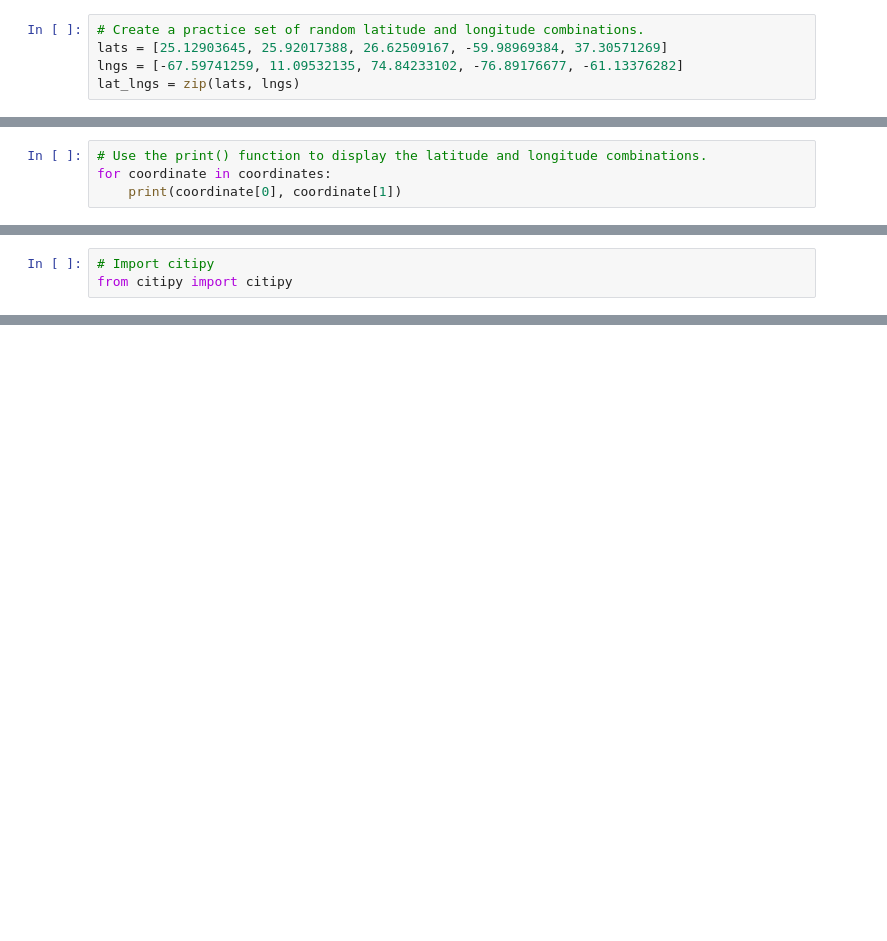
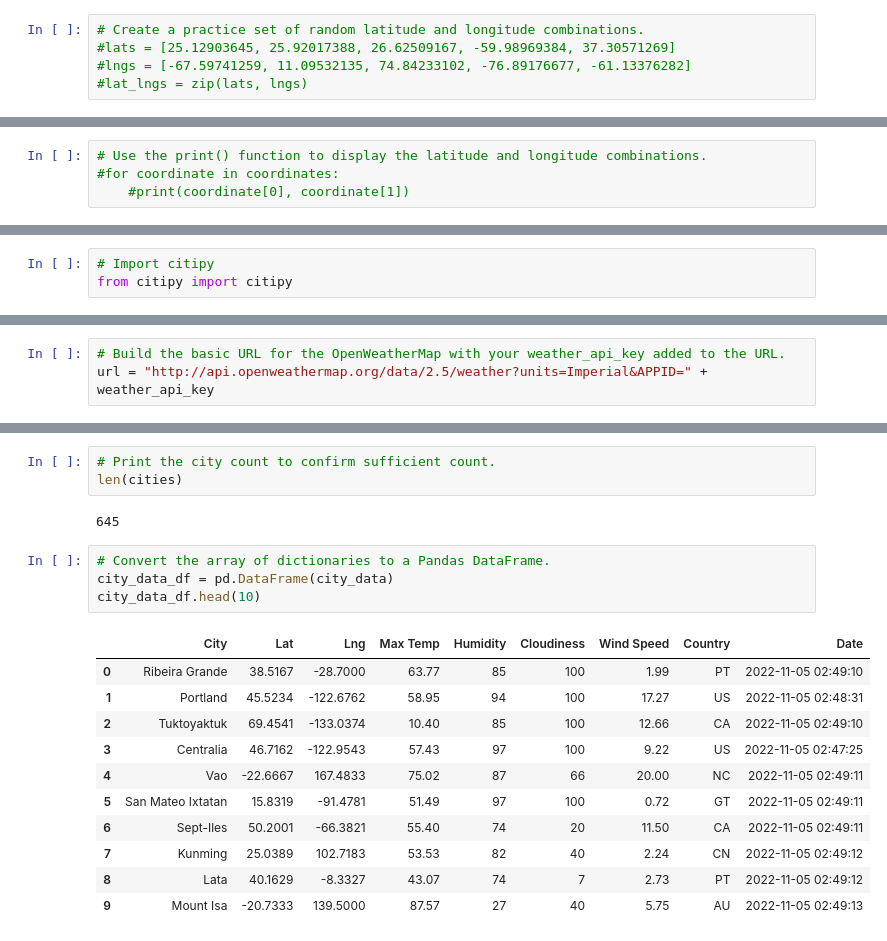
Before and after one commit to Cindydidit/World_Weather_Analysis, a Jupyter notebook: WeatherPy.ipynb, the cells around one changed output, grey strips where cells are left out. Drawn from its saved outputs; the diff is of its cells as text; blank space fills up the shorter version.

```diff
--- a/WeatherPy.ipynb
+++ b/WeatherPy.ipynb
@@ -13,13 +16,13 @@ lat_lngs
 <zip at 0x...>
 # %%
 # Create a practice set of random latitude and longitude combinations.
-lats = [25.12903645, 25.92017388, 26.62509167, -59.98969384, 37.30571269]
-lngs = [-67.59741259, 11.09532135, 74.84233102, -76.89176677, -61.13376282]
-lat_lngs = zip(lats, lngs)
+#lats = [25.12903645, 25.92017388, 26.62509167, -59.98969384, 37.30571269]
+#lngs = [-67.59741259, 11.09532135, 74.84233102, -76.89176677, -61.13376282]
+#lat_lngs = zip(lats, lngs)
 # %%
 # Add the latitudes and longitudes to a list.
 coordinates = list(lat_lngs)
 # %%
 # Use the print() function to display the latitude and longitude combinations.
-for coordinate in coordinates:
-    print(coordinate[0], coordinate[1])
+#for coordinate in coordinates:
+    #print(coordinate[0], coordinate[1])
@@ -50,0 +59,3 @@ len(cities)
+# %%
+# Build the basic URL for the OpenWeatherMap with your weather_api_key added to the URL.
+url = "http://api.openweathermap.org/data/2.5/weather?units=Imperial&APPID=" + weather_api_key
@@ -50,0 +164,21 @@ len(cities)
+# %%
+# Print the city count to confirm sufficient count.
+len(cities)
+# %% [output]
+645
+# %%
+# Convert the array of dictionaries to a Pandas DataFrame.
+city_data_df = pd.DataFrame(city_data)
+city_data_df.head(10)
+# %% [output]
+|  | City | Lat | Lng | Max Temp | Humidity | Cloudiness | Wind Speed | Country | Date |
+| 0 | Ribeira Grande | 38.5167 | -28.7000 | 63.77 | 85 | 100 | 1.99 | PT | 2022-11-05 02:49:10 |
+| 1 | Portland | 45.5234 | -122.6762 | 58.95 | 94 | 100 | 17.27 | US | 2022-11-05 02:48:31 |
+| 2 | Tuktoyaktuk | 69.4541 | -133.0374 | 10.40 | 85 | 100 | 12.66 | CA | 2022-11-05 02:49:10 |
+| 3 | Centralia | 46.7162 | -122.9543 | 57.43 | 97 | 100 | 9.22 | US | 2022-11-05 02:47:25 |
+| 4 | Vao | -22.6667 | 167.4833 | 75.02 | 87 | 66 | 20.00 | NC | 2022-11-05 02:49:11 |
+| 5 | San Mateo Ixtatan | 15.8319 | -91.4781 | 51.49 | 97 | 100 | 0.72 | GT | 2022-11-05 02:49:11 |
+| 6 | Sept-Iles | 50.2001 | -66.3821 | 55.40 | 74 | 20 | 11.50 | CA | 2022-11-05 02:49:11 |
+| 7 | Kunming | 25.0389 | 102.7183 | 53.53 | 82 | 40 | 2.24 | CN | 2022-11-05 02:49:12 |
+| 8 | Lata | 40.1629 | -8.3327 | 43.07 | 74 | 7 | 2.73 | PT | 2022-11-05 02:49:12 |
+| 9 | Mount Isa | -20.7333 | 139.5000 | 87.57 | 27 | 40 | 5.75 | AU | 2022-11-05 02:49:13 |
```
Also changed, not shown: parts of 11 cells of this notebook, 5 other files.
